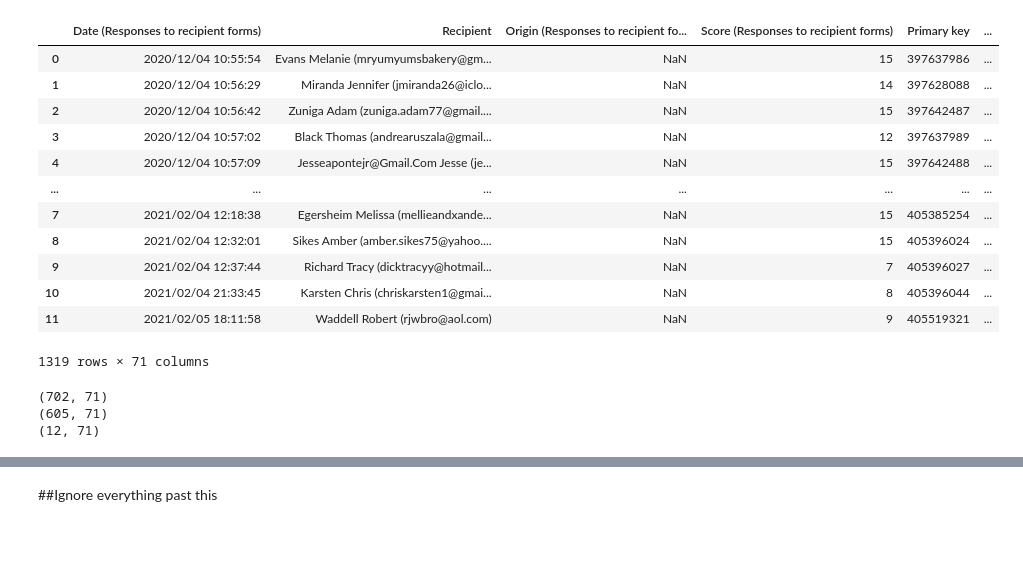
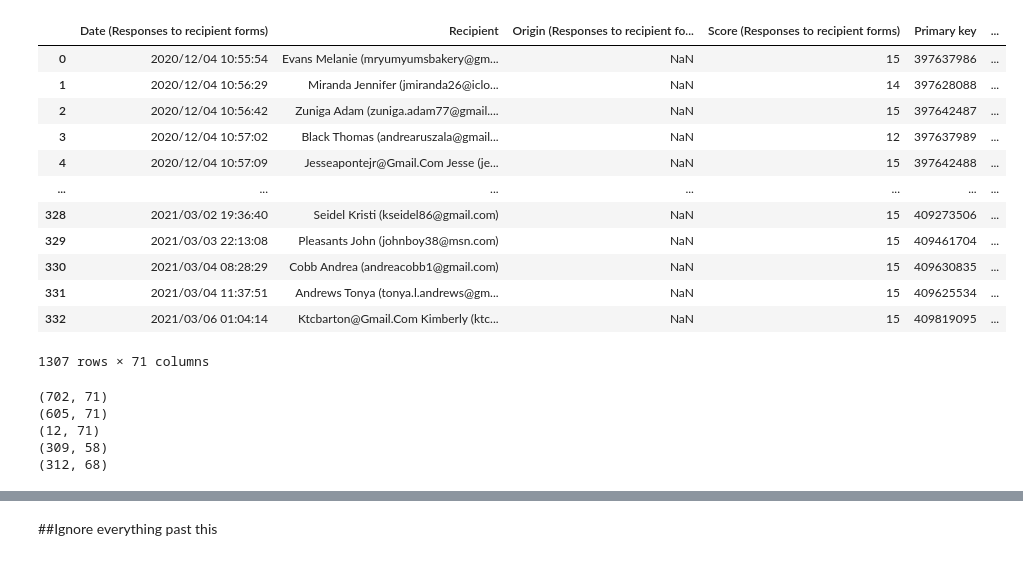
Before and after one commit to amudide/facebook-bayesian, a Jupyter notebook: demographicAnalysis.ipynb, the cells around one changed output, grey strips where cells are left out. Cells and saved outputs as stored; diff of their text form; code cells hidden in the pictures.

```diff
--- a/demographicAnalysis.ipynb
+++ b/demographicAnalysis.ipynb
@@ -46,24 +162,24 @@ print(df2_2.shape)
 # %%
 survey1 =pd.concat([df1_1, df1_1_2, df1_2]) #add df1_3
 survey2 = pd.concat([df2_1, df2_1_2, df2_2])
 survey3 = pd.concat([df3_1])
 survey1['survey']=np.full(survey1.shape[0], 1)
 survey2['survey']=np.full(survey2.shape[0], 2)
 survey3['survey']=np.full(survey3.shape[0], 3)
 
-main = pd.concat([survey1, survey2, survey3])
+main = pd.concat([survey1, survey2])
 main
 # %% [output]
 |  | Date (Responses to recipient forms) | Recipient | Origin (Responses to recipient fo... | Score (Responses to recipient forms) | Primary key | ... |
 | 0 | 2020/12/04 10:55:54 | Evans Melanie (mryumyumsbakery@gm... | NaN | 15 | 397637986 | ... |
 | 1 | 2020/12/04 10:56:29 | Miranda Jennifer (jmiranda26@iclo... | NaN | 14 | 397628088 | ... |
 | 2 | 2020/12/04 10:56:42 | Zuniga Adam (zuniga.adam77@gmail.... | NaN | 15 | 397642487 | ... |
 | 3 | 2020/12/04 10:57:02 | Black Thomas (andrearuszala@gmail... | NaN | 12 | 397637989 | ... |
 | 4 | 2020/12/04 10:57:09 | Jesseapontejr@Gmail.Com Jesse (je... | NaN | 15 | 397642488 | ... |
 | ... | ... | ... | ... | ... | ... | ... |
-| 7 | 2021/02/04 12:18:38 | Egersheim Melissa (mellieandxande... | NaN | 15 | 405385254 | ... |
-| 8 | 2021/02/04 12:32:01 | Sikes Amber (amber.sikes75@yahoo.... | NaN | 15 | 405396024 | ... |
-| 9 | 2021/02/04 12:37:44 | Richard Tracy (dicktracyy@hotmail... | NaN | 7 | 405396027 | ... |
-| 10 | 2021/02/04 21:33:45 | Karsten Chris (chriskarsten1@gmai... | NaN | 8 | 405396044 | ... |
-| 11 | 2021/02/05 18:11:58 | Waddell Robert (rjwbro@aol.com) | NaN | 9 | 405519321 | ... |
+| 328 | 2021/03/02 19:36:40 | Seidel Kristi (kseidel86@gmail.com) | NaN | 15 | 409273506 | ... |
+| 329 | 2021/03/03 22:13:08 | Pleasants John (johnboy38@msn.com) | NaN | 15 | 409461704 | ... |
+| 330 | 2021/03/04 08:28:29 | Cobb Andrea (andreacobb1@gmail.com) | NaN | 15 | 409630835 | ... |
+| 331 | 2021/03/04 11:37:51 | Andrews Tonya (tonya.l.andrews@gm... | NaN | 15 | 409625534 | ... |
+| 332 | 2021/03/06 01:04:14 | Ktcbarton@Gmail.Com Kimberly (ktc... | NaN | 15 | 409819095 | ... |
-1319 rows × 71 columns
+1307 rows × 71 columns
@@ -71,8 +190,12 @@ main
 print(survey1.shape)
 print(survey2.shape)
 print(survey3.shape)
+print(df1_3.shape)
+print(df2_3.shape)
 # %% [output]
 (702, 71)
 (605, 71)
 (12, 71)
+(309, 58)
+(312, 68)
 # %%
```
Also changed, not shown: parts of 48 cells of this notebook.
